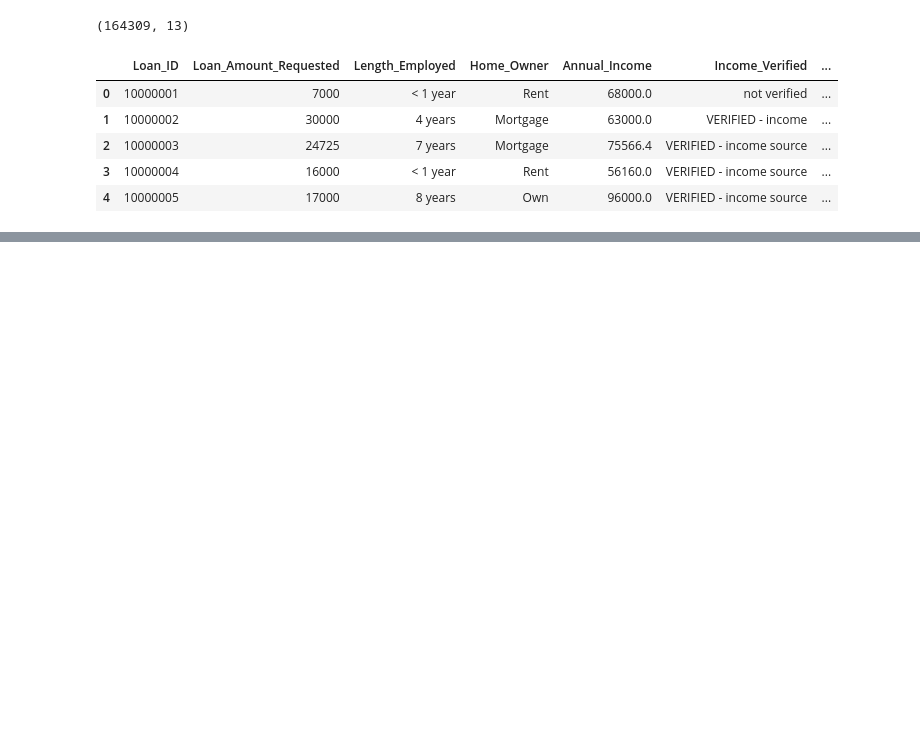
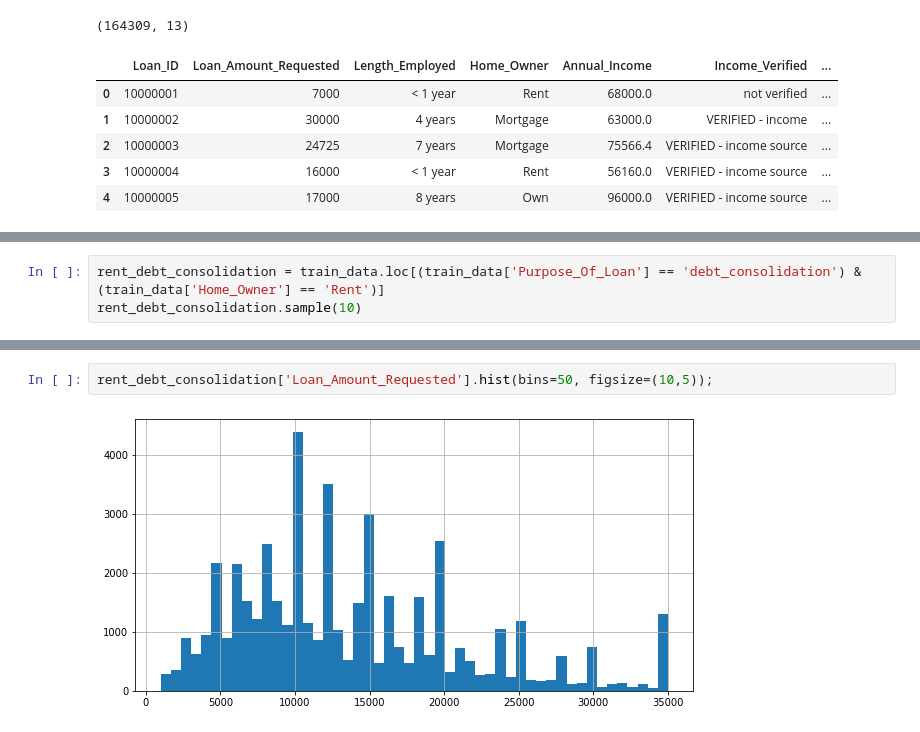
Before and after one commit to AvinashRamireddy31/Banking, a Jupyter notebook: src/data_processing/data_processing.ipynb, the cells around one changed output, grey strips where cells are left out. Drawn from its saved outputs; the diff is of its cells as text; blank space fills up the shorter version.

```diff
--- a/src/data_processing/data_processing.ipynb
+++ b/src/data_processing/data_processing.ipynb
@@ -234,0 +341,3 @@ train_data.head()
+# %%
+rent_debt_consolidation = train_data.loc[(train_data['Purpose_Of_Loan'] == 'debt_consolidation') & (train_data['Home_Owner'] == 'Rent')]
+rent_debt_consolidation.sample(10)
@@ -234,0 +356,4 @@ train_data.head()
+# %%
+rent_debt_consolidation['Loan_Amount_Requested'].hist(bins=50, figsize=(10,5));
+# %% [output]
+[figure, added]
```
Also changed, not shown: parts of 12 cells of this notebook.
